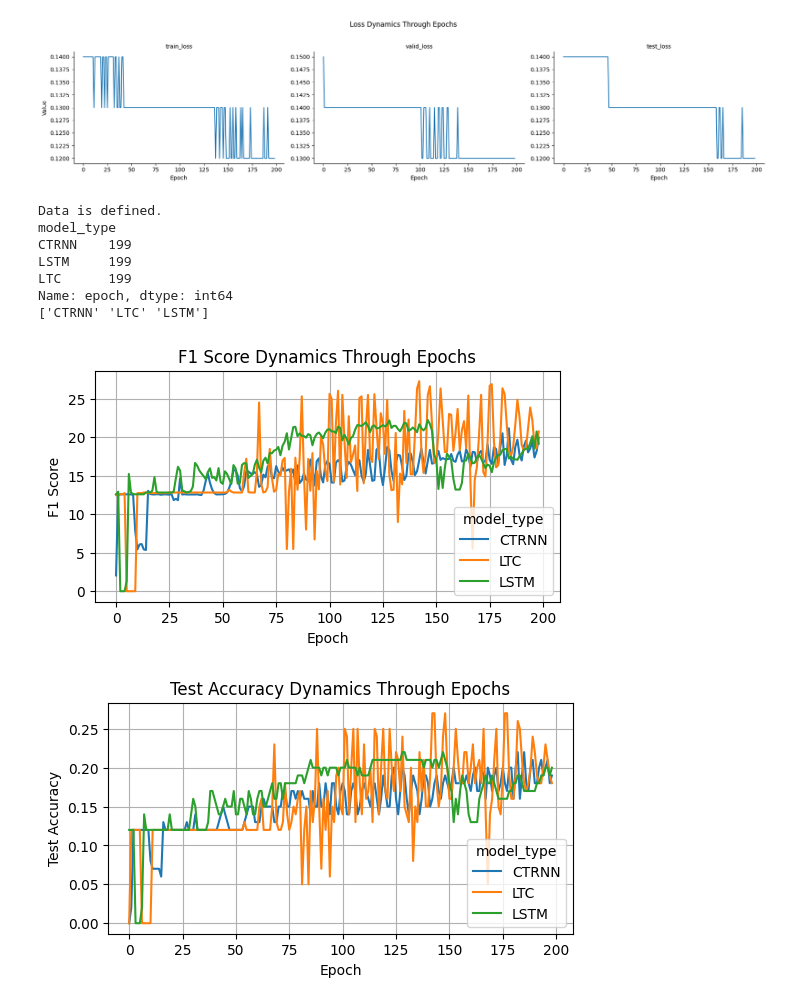
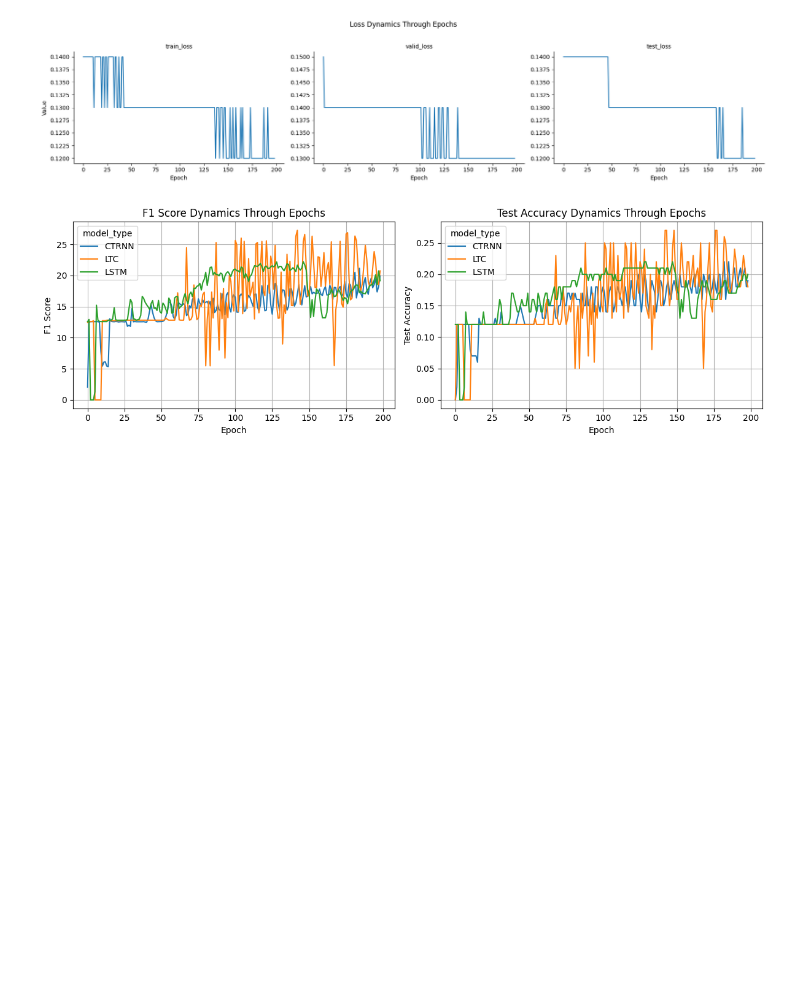
Before and after one commit to tnmtvv/LiquidNNs, a Jupyter notebook: notebooks/naive_reprod.ipynb, the cells around one changed output. Saved outputs shown, nothing was run; the diff lists cells and outputs as text; code cells hidden in the pictures; blank space fills up the shorter version.

Commit message:
nice plotting

```diff
--- a/notebooks/naive_reprod.ipynb
+++ b/notebooks/naive_reprod.ipynb
@@ -221,62 +221,54 @@ plt.show()
 # %%
 import pandas as pd
 import seaborn as sns
 import matplotlib.pyplot as plt
 
 # Load the CSV files
 try:
     data_ctrnn = pd.read_csv('output_ctrnn.csv')
     data_ltc = pd.read_csv('output_ltc.csv')
     data_lstm = pd.read_csv('output_lstm.csv')
 except FileNotFoundError:
     print("One or all of the files were not found.")
     # You can add alternative actions here if needed
 
+# Add model type to each DataFrame
 data_ctrnn['model_type'] = 'CTRNN'
 data_ltc['model_type'] = 'LTC'
 data_lstm['model_type'] = 'LSTM'
 
+# Reset index before concatenating to avoid duplicate indices
 data_ctrnn = data_ctrnn.reset_index(drop=True)
 data_ltc = data_ltc.reset_index(drop=True)
 data_lstm = data_lstm.reset_index(drop=True)
 
+# Concatenate the data
 data = pd.concat([data_ctrnn, data_ltc, data_lstm])
 
-if 'data' in locals():
-    print("Data is defined.")
-else:
-    print("Data is not defined.")
-
-print(data.groupby('model_type')['epoch'].nunique())
-
-print(data['model_type'].unique())
-
+# Calculate F1 score
 data['f1_score'] = 2 * (data['valid_prec'] * data['recall']) / (data['valid_prec'] + data['recall'])
 
+# Handle NaN values in F1 score
 data['f1_score'] = data['f1_score'].fillna(0)
 
-plt.figure(figsize=(6, 3))
-sns.lineplot(x='epoch', y='f1_score', hue='model_type', data=data)
-plt.title("F1 Score Dynamics Through Epochs")
-plt.xlabel("Epoch")
-plt.ylabel("F1 Score")
-plt.grid()
+# Create subplots for F1 score and test accuracy
+fig, axes = plt.subplots(1, 2, figsize=(12, 4))
+
+# Plot F1 score
+sns.lineplot(ax=axes[0], x='epoch', y='f1_score', hue='model_type', data=data)
+axes[0].set_title("F1 Score Dynamics Through Epochs")
+axes[0].set_xlabel("Epoch")
+axes[0].set_ylabel("F1 Score")
+axes[0].grid()
+
+# Plot test accuracy
+sns.lineplot(ax=axes[1], x='epoch', y='test_acc', hue='model_type', data=data)
+axes[1].set_title("Test Accuracy Dynamics Through Epochs")
+axes[1].set_xlabel("Epoch")
+axes[1].set_ylabel("Test Accuracy")
+axes[1].grid()
+
+plt.tight_layout()
 plt.show()
-
-plt.figure(figsize=(6, 3))
-sns.lineplot(x='epoch', y='test_acc', hue='model_type', data=data)
-plt.title("Test Accuracy Dynamics Through Epochs")
-plt.xlabel("Epoch")
-plt.ylabel("Test Accuracy")
-plt.grid()
-plt.show()
 # %% [output]
-Data is defined.
-model_type
-CTRNN    199
-LSTM     199
-LTC      199
-Name: epoch, dtype: int64
-['CTRNN' 'LTC' 'LSTM']
-[figure, old version]
+[figure, new version]
-[figure, removed]
```
